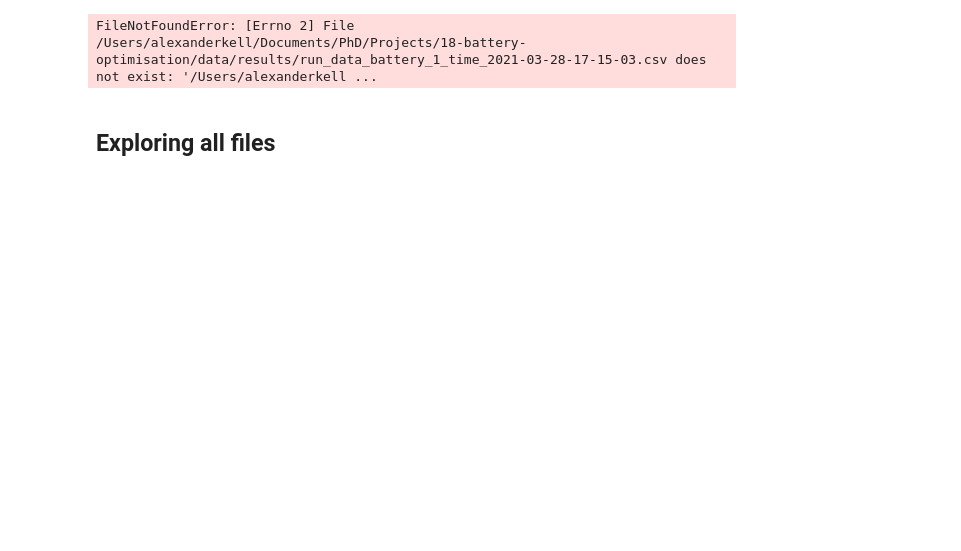
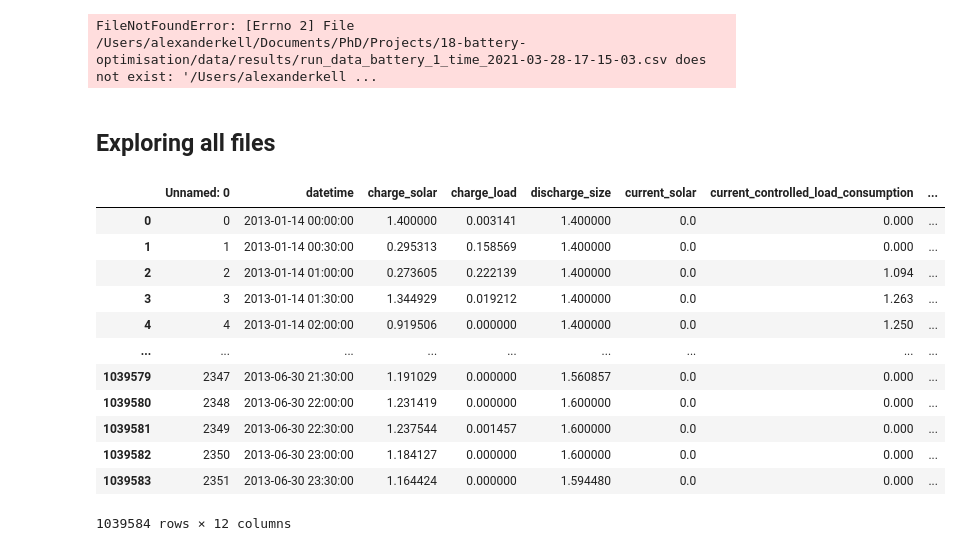
Before and after one commit to alexanderkell/battery-optimisation, a Jupyter notebook: notebooks/results/1.0-ajmk-results-exploration.ipynb, the cells around one changed output. Drawn from its saved outputs; the diff is of its cells as text; code cells hidden in the pictures; blank space fills up the shorter version.

```diff
--- a/notebooks/results/1.0-ajmk-results-exploration.ipynb
+++ b/notebooks/results/1.0-ajmk-results-exploration.ipynb
@@ -54,16 +55,32 @@ sns_plot.get_figure().autofmt_xdate()
 # %%
 import glob
 
 path = '/Users/alexanderkell/Documents/PhD/Projects/18-battery-optimisation/data/results/results_30-03-2021/DDPG' # use your path
 all_files = glob.glob(path + "/*.csv")
 li = []
 
-for filename in all_files:
+for i, filename in enumerate(all_files):
     df = pd.read_csv(filename, index_col=None, header=0)
     df['battery_size'] = filename.split("battery_")[1].split("_time")[0]
+    df['id'] = i
     li.append(df)
 
 frame = pd.concat(li, axis=0, ignore_index=True)
+frame
+# %% [output]
+|  | Unnamed: 0 | datetime | charge_solar | charge_load | discharge_size | current_solar | current_controlled_load_consumption | ... |
+| 0 | 0 | 2013-01-14 00:00:00 | 1.400000 | 0.003141 | 1.400000 | 0.0 | 0.000 | ... |
+| 1 | 1 | 2013-01-14 00:30:00 | 0.295313 | 0.158569 | 1.400000 | 0.0 | 0.000 | ... |
+| 2 | 2 | 2013-01-14 01:00:00 | 0.273605 | 0.222139 | 1.400000 | 0.0 | 1.094 | ... |
+| 3 | 3 | 2013-01-14 01:30:00 | 1.344929 | 0.019212 | 1.400000 | 0.0 | 1.263 | ... |
+| 4 | 4 | 2013-01-14 02:00:00 | 0.919506 | 0.000000 | 1.400000 | 0.0 | 1.250 | ... |
+| ... | ... | ... | ... | ... | ... | ... | ... | ... |
+| 1039579 | 2347 | 2013-06-30 21:30:00 | 1.191029 | 0.000000 | 1.560857 | 0.0 | 0.000 | ... |
+| 1039580 | 2348 | 2013-06-30 22:00:00 | 1.231419 | 0.000000 | 1.600000 | 0.0 | 0.000 | ... |
+| 1039581 | 2349 | 2013-06-30 22:30:00 | 1.237544 | 0.001457 | 1.600000 | 0.0 | 0.000 | ... |
+| 1039582 | 2350 | 2013-06-30 23:00:00 | 1.184127 | 0.000000 | 1.600000 | 0.0 | 0.000 | ... |
+| 1039583 | 2351 | 2013-06-30 23:30:00 | 1.164424 | 0.000000 | 1.594480 | 0.0 | 0.000 | ... |
+1039584 rows × 12 columns
 # %%
 frame_renamed = frame.rename(columns={"charge_solar": "Solar Charge", "charge_load": "Electricty Charge", "discharge_size": "Discharge", "current_solar": "Solar Power", "current_controlled_load_consumption": "Controlled Electricity Demand", "current_general_electricity_consumption": "General Electricity Demand", "current_charge": "Battery Charge Level"})
 
```
Also changed, not shown: parts of 6 cells of this notebook, 13 other files.
